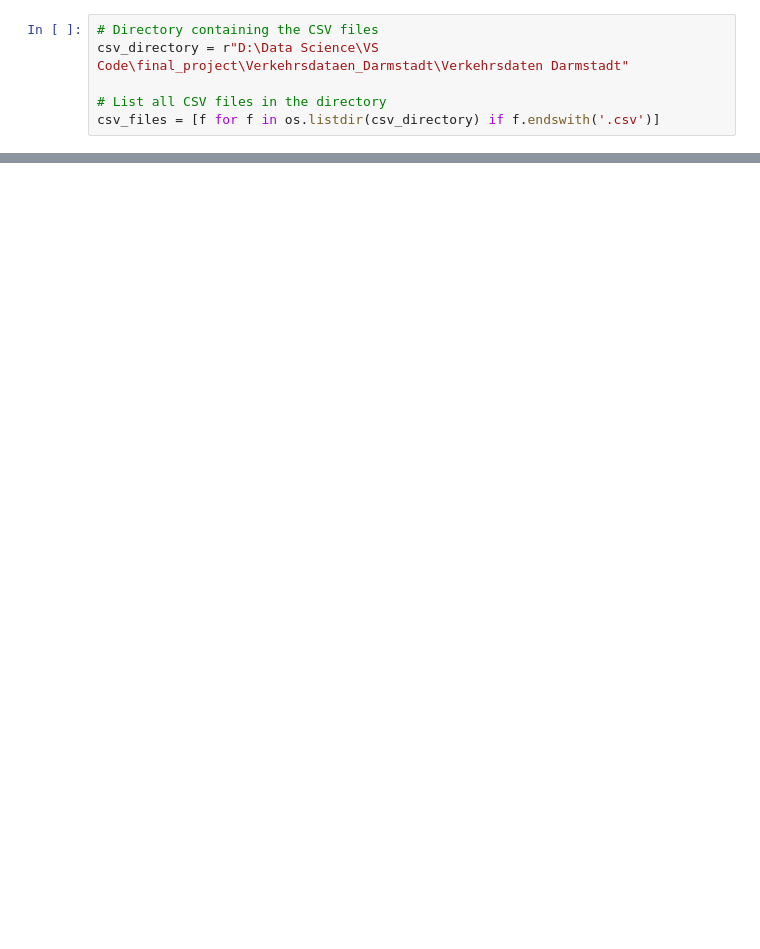
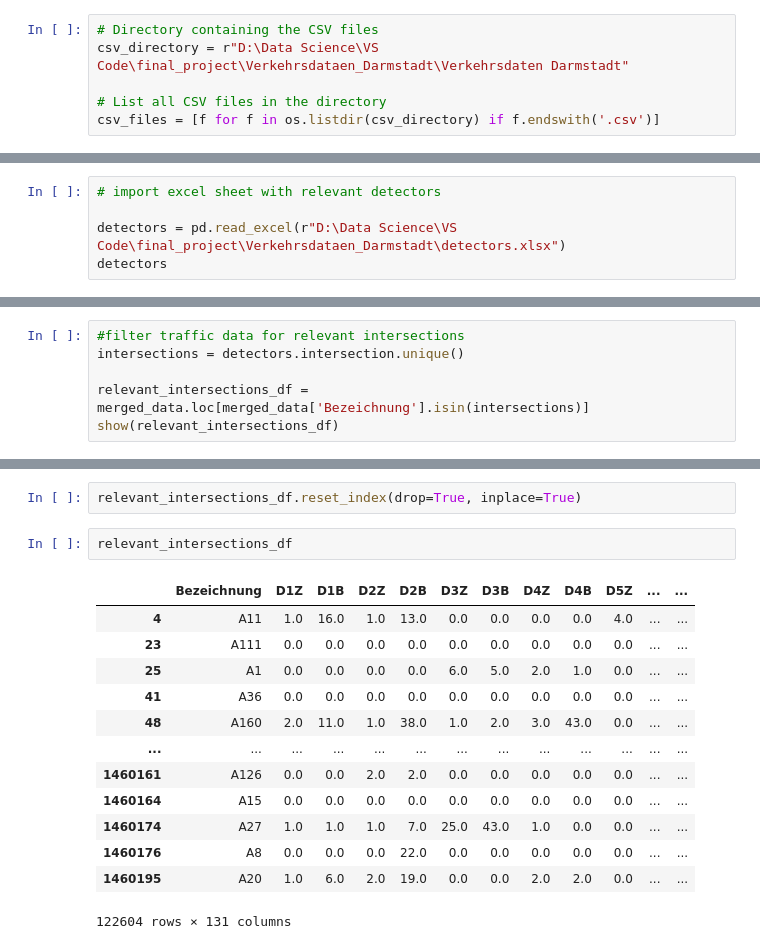
Before and after one commit to cathrinr/driving_change, a Jupyter notebook: trafficdata_exploration.ipynb, the cells around one changed output, grey strips where cells are left out. Saved outputs shown, nothing was run; the diff lists cells and outputs as text; blank space fills up the shorter version.

```diff
--- a/trafficdata_exploration.ipynb
+++ b/trafficdata_exploration.ipynb
@@ -28,0 +45,5 @@ merged_data.to_csv("/path/to/output/merged_data.csv", index=False)
+# %%
+# import excel sheet with relevant detectors
+
+detectors = pd.read_excel(r"D:\Data Science\VS Code\final_project\Verkehrsdataen_Darmstadt\detectors.xlsx")
+detectors
@@ -28,0 +64,6 @@ merged_data.to_csv("/path/to/output/merged_data.csv", index=False)
+# %%
+#filter traffic data for relevant intersections
+intersections = detectors.intersection.unique()
+
+relevant_intersections_df = merged_data.loc[merged_data['Bezeichnung'].isin(intersections)]
+show(relevant_intersections_df)
@@ -45,0 +103,18 @@ show(grouped_data)
+# %%
+relevant_intersections_df.reset_index(drop=True, inplace=True)
+# %%
+relevant_intersections_df
+# %% [output]
+|  | Bezeichnung | D1Z | D1B | D2Z | D2B | D3Z | D3B | D4Z | D4B | D5Z | ... | ... |
+| 4 | A11 | 1.0 | 16.0 | 1.0 | 13.0 | 0.0 | 0.0 | 0.0 | 0.0 | 4.0 | ... | ... |
+| 23 | A111 | 0.0 | 0.0 | 0.0 | 0.0 | 0.0 | 0.0 | 0.0 | 0.0 | 0.0 | ... | ... |
+| 25 | A1 | 0.0 | 0.0 | 0.0 | 0.0 | 6.0 | 5.0 | 2.0 | 1.0 | 0.0 | ... | ... |
+| 41 | A36 | 0.0 | 0.0 | 0.0 | 0.0 | 0.0 | 0.0 | 0.0 | 0.0 | 0.0 | ... | ... |
+| 48 | A160 | 2.0 | 11.0 | 1.0 | 38.0 | 1.0 | 2.0 | 3.0 | 43.0 | 0.0 | ... | ... |
+| ... | ... | ... | ... | ... | ... | ... | ... | ... | ... | ... | ... | ... |
+| 1460161 | A126 | 0.0 | 0.0 | 2.0 | 2.0 | 0.0 | 0.0 | 0.0 | 0.0 | 0.0 | ... | ... |
+| 1460164 | A15 | 0.0 | 0.0 | 0.0 | 0.0 | 0.0 | 0.0 | 0.0 | 0.0 | 0.0 | ... | ... |
+| 1460174 | A27 | 1.0 | 1.0 | 1.0 | 7.0 | 25.0 | 43.0 | 1.0 | 0.0 | 0.0 | ... | ... |
+| 1460176 | A8 | 0.0 | 0.0 | 0.0 | 22.0 | 0.0 | 0.0 | 0.0 | 0.0 | 0.0 | ... | ... |
+| 1460195 | A20 | 1.0 | 6.0 | 2.0 | 19.0 | 0.0 | 0.0 | 2.0 | 2.0 | 0.0 | ... | ... |
+122604 rows × 131 columns
```
Also changed, not shown: parts of 18 cells of this notebook.
